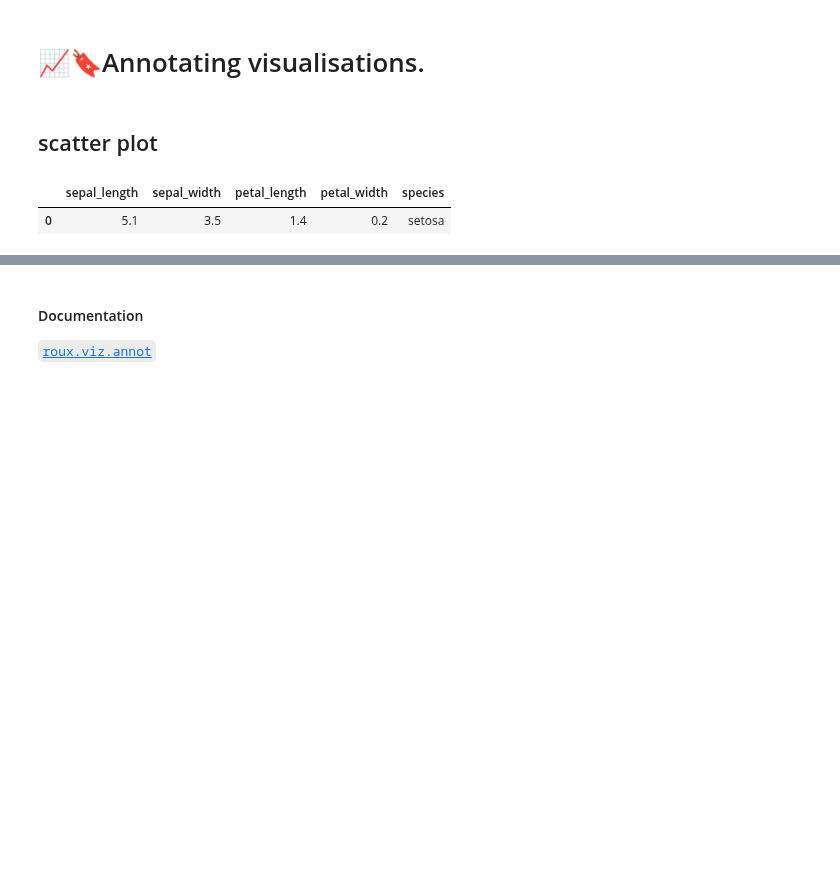
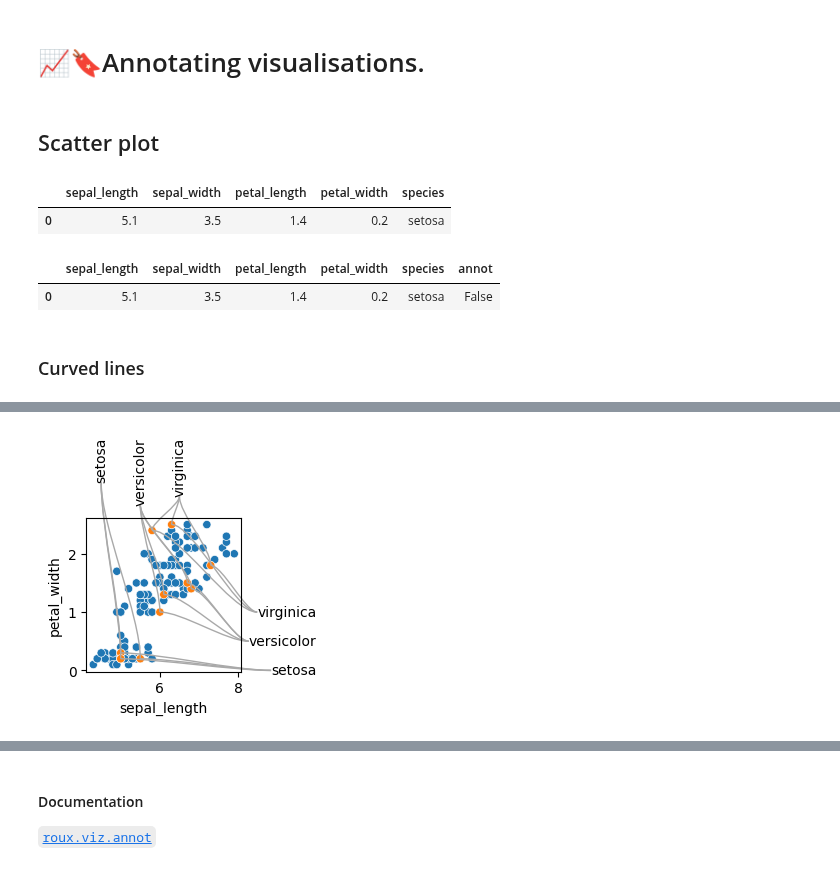
Before and after one commit to rraadd88/roux, a Jupyter notebook: examples/roux_viz_annot.ipynb, the cells around one changed output, grey strips where cells are left out. Cells and saved outputs as stored; diff of their text form; code cells hidden in the pictures; blank space fills up the shorter version.

```diff
--- a/examples/roux_viz_annot.ipynb
+++ b/examples/roux_viz_annot.ipynb
@@ -10,7 +10,7 @@ import matplotlib.pyplot as plt
 ## for saving plots
 from roux.viz.io import to_plot
 # %% [markdown]
-## scatter plot
+## Scatter plot
 # %%
 # demo data
 import seaborn as sns
@@ -19,3 +19,46 @@ df1.head(1)
 # %% [output]
 |  | sepal_length | sepal_width | petal_length | petal_width | species |
 | 0 | 5.1 | 3.5 | 1.4 | 0.2 | setosa |
+# %%
+## plot data
+data=(
+    df1
+    .assign(
+        annot=lambda df: df.index.isin(df.sample(10,random_state=0).index.tolist()),
+    )
+    .sort_values('annot')
+)
+data.head(1)
+# %% [output]
+|  | sepal_length | sepal_width | petal_length | petal_width | species | annot |
+| 0 | 5.1 | 3.5 | 1.4 | 0.2 | setosa | False |
+# %% [markdown]
+### Curved lines
+# %%
+# base plot
+_,ax=plt.subplots(figsize=[2,2])
+ax=sns.scatterplot(
+    data=data,
+    x='sepal_length',
+    y='petal_width',
+    hue='annot',
+    ax=ax,
+    legend=False,
+)
+
+# annotations
+# %run ../roux/viz/annot.py
+from roux.viz.annot import annot_side_curved
+for loc in ['right','top']:
+    _=annot_side_curved(
+        data=data.query(expr='`annot`==True'),
+        colx='sepal_length',
+        coly='petal_width',
+        col_label='species',
+        off=10 if loc=='right' else 4, ## data coord.
+        lim=[0,1] if loc=='right' else [4.5,6.5], ## data coord.
+        loc=loc,
+        test=False,
+    )
+_=to_plot('outputs/roux_viz_annot/annot_side_curved.png')
+# %% [output]
@@ -22 +66,2 @@ df1.head(1)
+[figure, new version]
 # %% [markdown]
```
Also changed, not shown: parts of 10 cells of this notebook, 5 other files.
